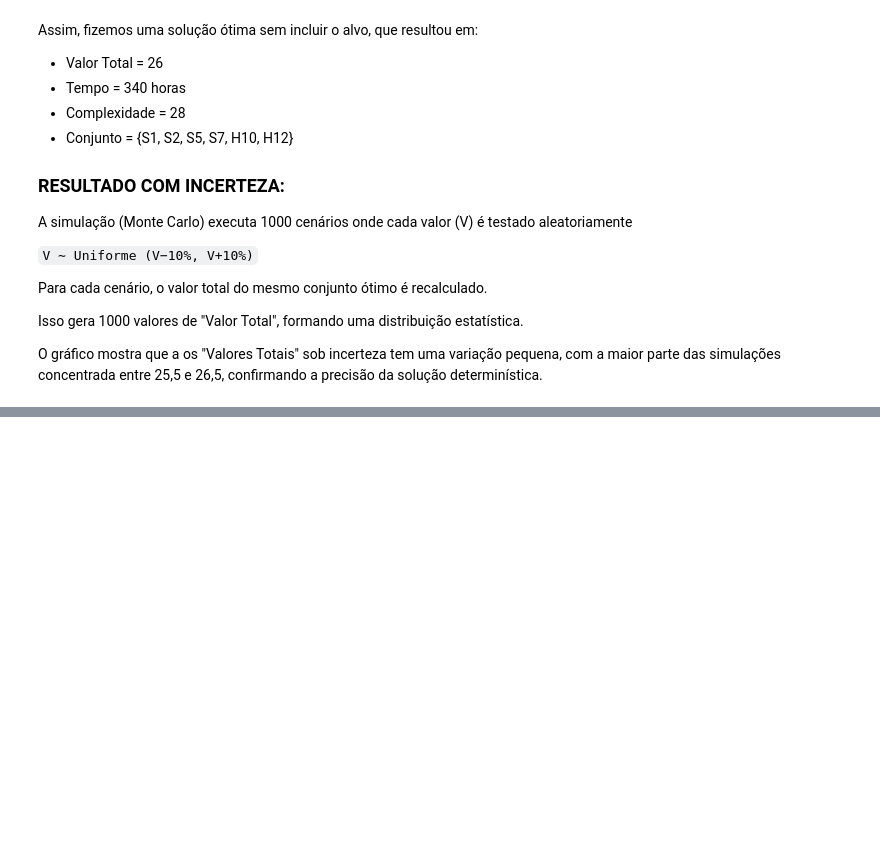
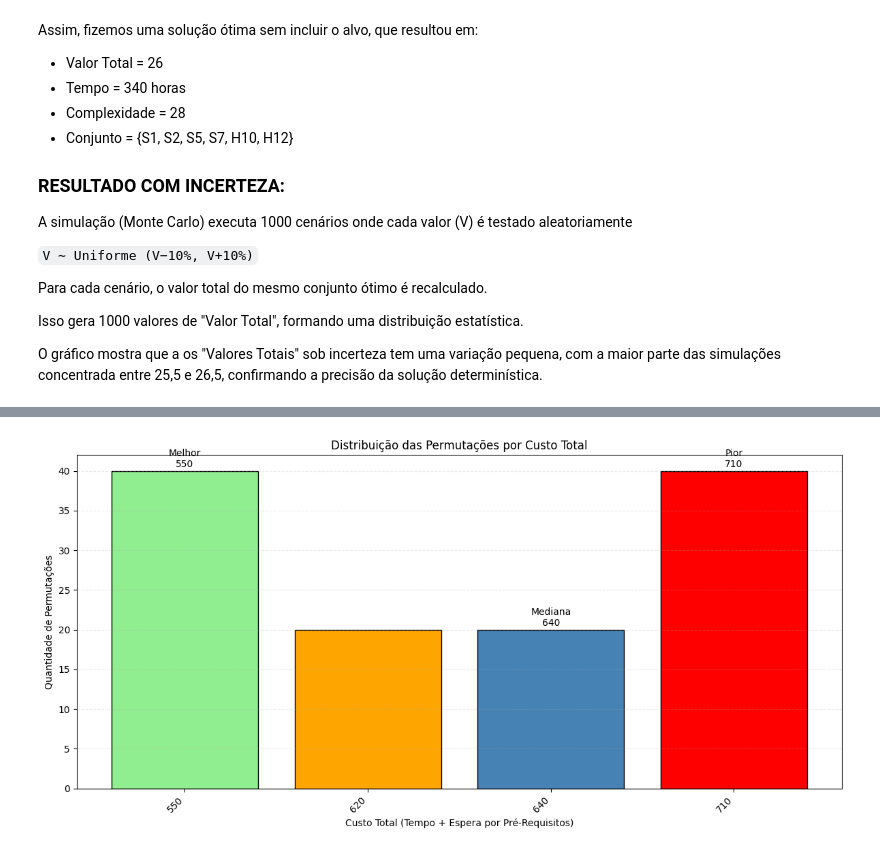
Before and after one commit to yRaffa/GS-2025-2_DynamicProgrramming, a Jupyter notebook: relatorio.ipynb, the cells around one changed output, grey strips where cells are left out. Saved outputs shown, nothing was run; the diff lists cells and outputs as text; code cells hidden in the pictures; blank space fills up the shorter version.

```diff
--- a/relatorio.ipynb
+++ b/relatorio.ipynb
@@ -84,0 +114,89 @@ O gráfico mostra que a os "Valores Totais" sob incerteza tem uma variação peq
+# %%
+resultado_d2 = executarDesafio2()
+
+perms_info = resultado_d2['Permutacoes_e_Custos']
+
+# Plot de barras dos custos
+if not perms_info['OK']:
+    print('Erro:', perms_info['Erros'])
+else:
+    perms = perms_info['Permutacoes']
+    custos = [p['Custo'] for p in perms]
+    contagem = Counter(custos)
+    custos_unicos = sorted(contagem.keys())
+    qtdes = [contagem[c] for c in custos_unicos]
+    melhor = custos_unicos[0]
+    mediana = custos_unicos[len(custos_unicos)//2]
+    pior = custos_unicos[-1]
+    colors = []
+    for c in custos_unicos:
+        if c == melhor:
+            colors.append('lightgreen')
+        elif c == pior:
+            colors.append('red')
+        elif c == mediana:
+            colors.append('steelblue')
+        else:
+            colors.append('orange')
+
+    plt.figure(figsize=(12, 6))
+    x = np.arange(len(custos_unicos))
+    plt.bar(x, qtdes, color=colors, edgecolor='black')
+    plt.xticks(x, custos_unicos, rotation=45, ha='right')
+    plt.ylabel('Quantidade de Permutações')
+    plt.xlabel('Custo Total (Tempo + Espera por Pré-Requisitos)')
+    plt.title('Distribuição das Permutações por Custo Total')
+
+    for i, c in enumerate(custos_unicos):
+        if c == melhor:
+            plt.text(i, qtdes[i] + 0.5, f'Melhor\n{c}', ha='center', color='black')
+        elif c == mediana:
+            plt.text(i, qtdes[i] + 0.5, f'Mediana\n{c}', ha='center', color='black')
+        elif c == pior:
+            plt.text(i, qtdes[i] + 0.5, f'Pior\n{c}', ha='center', color='black')
+
+    plt.grid(axis='y', linestyle='--', alpha=0.25)
+    plt.tight_layout()
+    plt.show()
+
+# Plot KDE dos custos
+if perms_info['OK']:
+    custos = [p['Custo'] for p in perms_info['Permutacoes']]
+    plt.figure(figsize=(12, 6))
+    sns.kdeplot(custos, fill=True, color='steelblue', linewidth=3)
+    melhor = min(custos)
+    mediana = sorted(custos)[len(custos)//2]
+    pior = max(custos)
+    plt.axvline(melhor, color='lightgreen', linestyle='-', label=f'Melhor Custo ({melhor})')
+    plt.axvline(mediana, color='blue', linestyle='-', label=f'Mediana ({mediana})')
+    plt.axvline(pior, color='red', linestyle='-', label=f'Pior Custo ({pior})')
+    plt.title('Densidade dos Custos das 120 Permutações (KDE)')
+    plt.xlabel('Custo Total')
+    plt.ylabel('Densidade')
+    plt.grid(linestyle='--', alpha=0.25)
+    plt.legend()
+    plt.tight_layout()
+    plt.show()
+
+# Plot comparativo das 3 melhores permutações
+if perms_info['OK']:
+    perms = perms_info['Permutacoes']
+    top3 = perms[:3]
+    custos_top3 = [p['Custo'] for p in top3]
+    ordens_top3 = [p['Ordem'] for p in top3]
+    media = np.mean(custos_top3)
+    desvio = np.std(custos_top3)
+    plt.figure(figsize=(12, 6))
+    x = np.arange(3)
+    plt.bar(x, custos_top3, color=['gold', 'silver', 'peru'], edgecolor='black')
+    plt.axhline(media, color='blue', linestyle='--', linewidth=2, label=f'Média Top 3 = {media:.2f}')
+    plt.errorbar(1, media, yerr=desvio, fmt='o', color='blue', label=f'Desvio Padrão = {desvio:.2f}')
+    plt.xticks(x, [f'Ordem {i+1}\n{ordens_top3[i]}' for i in range(3)])
+    plt.ylabel('Custo Total')
+    plt.title('Comparação do Custo Médio das 3 Melhores Permutações')
+    plt.legend()
+    plt.grid(axis='y', linestyle='--', alpha=0.25)
+    plt.tight_layout()
+    plt.show()
+# %% [output]
+[figure, added]
```
Also changed, not shown: parts of 9 cells of this notebook, 4 other files.
